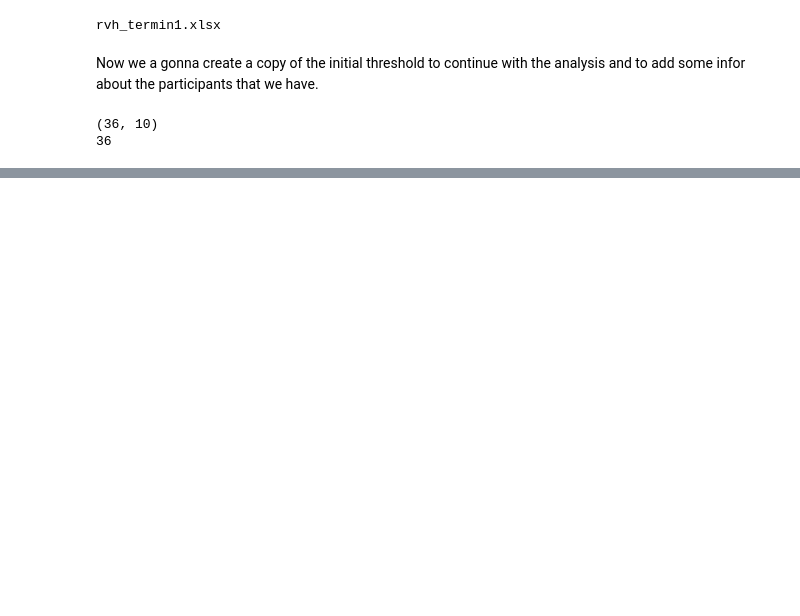
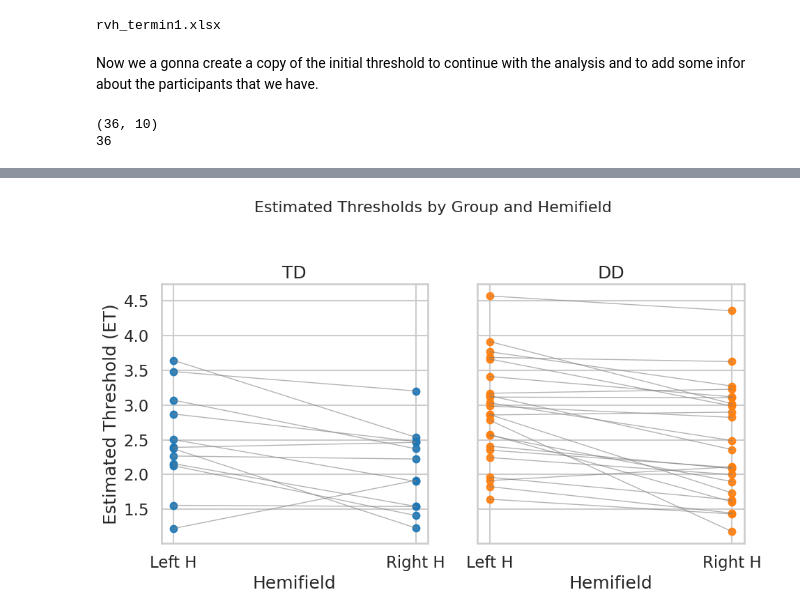
Before and after one commit to cristinarainich/DDCS, a Jupyter notebook: rvh_termin1only.ipynb, the cells around one changed output, grey strips where cells are left out. Saved outputs shown, nothing was run; the diff lists cells and outputs as text; code cells hidden in the pictures; blank space fills up the shorter version.

```diff
--- a/rvh_termin1only.ipynb
+++ b/rvh_termin1only.ipynb
@@ -147,0 +86,13 @@ rvh_summary
+# %%
+# male = 0, female = 1
+sex = [0, 0, 1, 1, 0, 1, 1, 1, 0, 1, 1, 0, 0, 0, 1, 1, 0, 0, 1, 1, 1, 0, 0,
+       1, 0, 1, 'excl', 1, 1, 0, 1, 1, 0, 1, 1, 1]
+age = [32, 22, 30, 23, 34, 32, 34, 21, 28, 23, 45, 20, 42, 26, 18, 21, 'unknown', 23, 23, 20, 21, 28, 19,
+       28, 30, 44, 'excl', 42, 20, 23, 20, 22, 23, 39, 41, 'unknown']
+nvIQ = [122, 102, 104, 'unknown', 102, 113, 92, 100, 135, 87, 106, 96, 100, 96, 100, 118,
+        108, 117, 'unknown', 'unknown', 'unknown', 'unknown', 'unknown',
+        89, 150, 120, 'excl', 100, 102, 137, 'unknown', 104, 98, 102, 127, 'unknown']
+print(rvh_summary.shape)
+print(len(sex))
+print(len(age))
+print(len(nvIQ))
@@ -147,0 +104,6 @@ rvh_summary
+# %%
+rvh_summary['Age'] = age
+rvh_summary['Sex'] = sex
+rvh_summary['nvIQ'] = nvIQ
+# %%
+rvh_summary = rvh_summary[rvh_summary['Subject'] != 'TD13']
@@ -147,0 +270,42 @@ rvh_summary
+# %%
+import matplotlib.pyplot as plt
+import seaborn as sns
+
+sns.set(style="whitegrid", context="talk")
+
+# Sort hemifield for consistent ordering
+long_df['Hemifield'] = pd.Categorical(long_df['Hemifield'], categories=['Left', 'Right'], ordered=True)
+
+fig, axs = plt.subplots(1, 2, figsize=(10, 6), sharey=True)
+
+group_names = {'TD': 'TD', 'DD': 'DD'}
+colors = {'TD': 'tab:blue', 'DD': 'tab:orange'}
+
+for ax, group in zip(axs, ['TD', 'DD']):
+    sub_data = long_df[long_df['Group'] == group]
+    subjects = sub_data['Subject'].unique()
+
+    for subj in subjects:
+        subj_data = sub_data[sub_data['Subject'] == subj]
+
+        if set(subj_data['Hemifield']) == {'Left', 'Right'}:
+            x = [0, 1]  # LVF, RVF on x axis
+            y = subj_data.sort_values('Hemifield')['ET'].values
+
+            # Connect points with gray line
+            ax.plot(x, y, color='gray', alpha=0.6, linewidth=1)
+
+            # Plot dots in group color
+            ax.scatter(x, y, s=50, alpha=0.9, color=colors[group])
+
+    ax.set_title(group_names[group])
+    ax.set_xticks([0, 1])
+    ax.set_xticklabels(['Left H', 'Right H'])
+    ax.set_xlabel('Hemifield')
+
+axs[0].set_ylabel('Estimated Threshold (ET)')
+plt.suptitle('Estimated Thresholds by Group and Hemifield', fontsize=16)
+plt.tight_layout(rect=[0, 0, 1, 0.95])
+plt.show()
+# %% [output]
+[figure, added]
```
Also changed, not shown: parts of 10 cells of this notebook.
